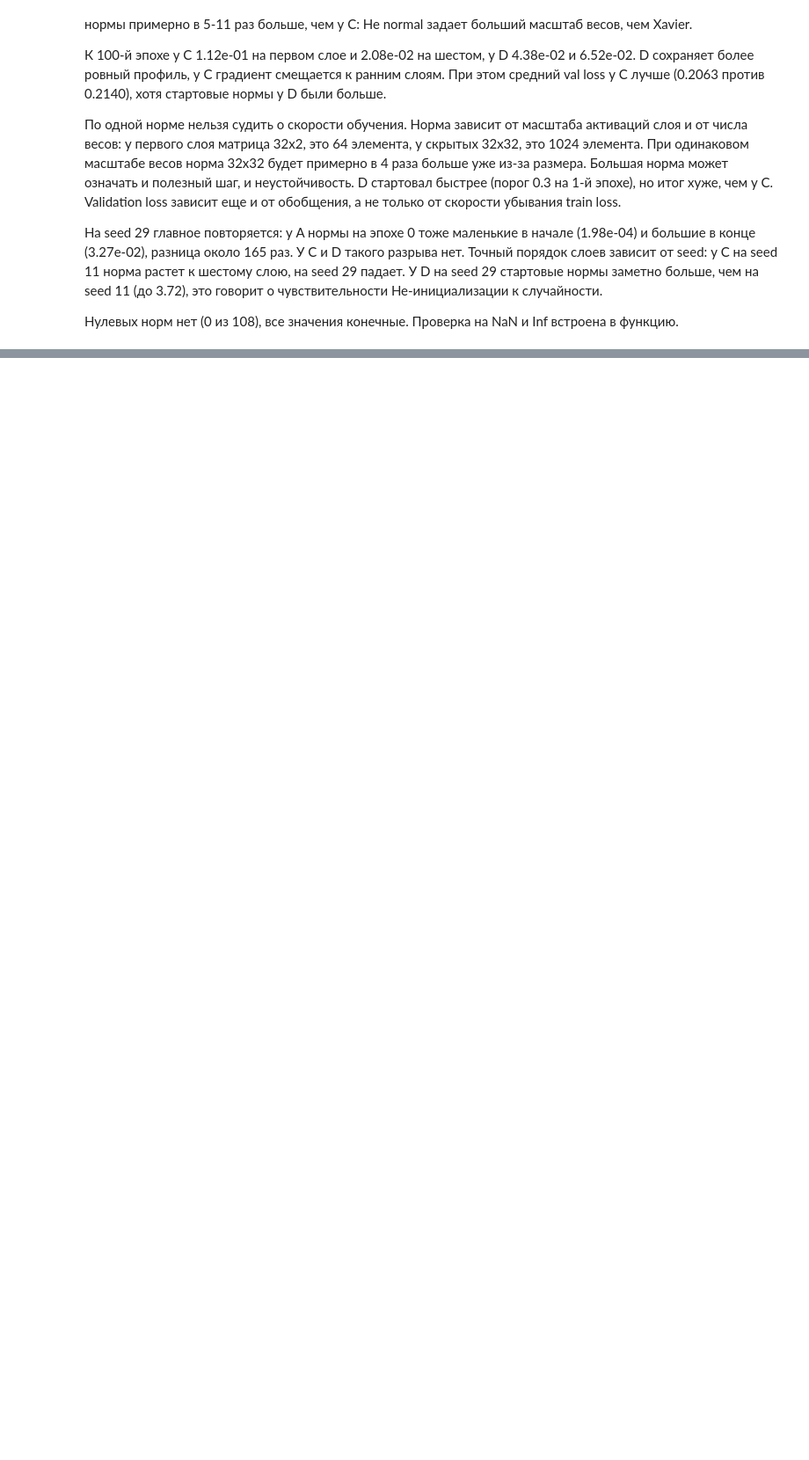
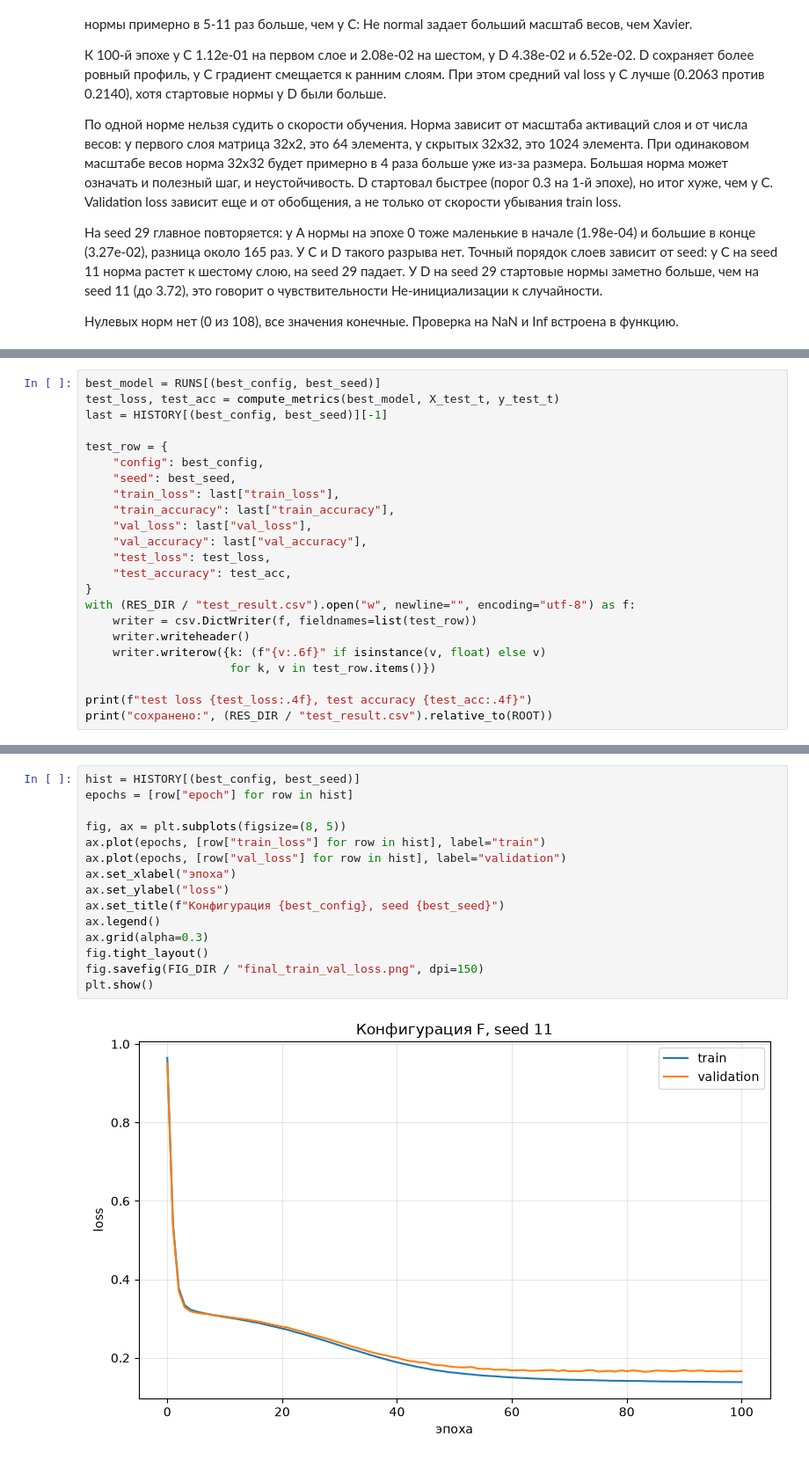
Before and after one commit to camtimhamilton/dlnn_lab1, a Jupyter notebook: notebook.ipynb, the cells around one changed output, grey strips where cells are left out. Shown at 88% size. Saved outputs shown, nothing was run; the diff lists cells and outputs as text; blank space fills up the shorter version.

Commit message:
feat: add model selection and test evaluation

```diff
--- a/notebook.ipynb
+++ b/notebook.ipynb
@@ -746,0 +781,23 @@ Validation loss зависит еще и от обобщения, а не тол
+# %%
+best_model = RUNS[(best_config, best_seed)]
+test_loss, test_acc = compute_metrics(best_model, X_test_t, y_test_t)
+last = HISTORY[(best_config, best_seed)][-1]
+
+test_row = {
+    "config": best_config,
+    "seed": best_seed,
+    "train_loss": last["train_loss"],
+    "train_accuracy": last["train_accuracy"],
+    "val_loss": last["val_loss"],
+    "val_accuracy": last["val_accuracy"],
+    "test_loss": test_loss,
+    "test_accuracy": test_acc,
+}
+with (RES_DIR / "test_result.csv").open("w", newline="", encoding="utf-8") as f:
+    writer = csv.DictWriter(f, fieldnames=list(test_row))
+    writer.writeheader()
+    writer.writerow({k: (f"{v:.6f}" if isinstance(v, float) else v)
+                     for k, v in test_row.items()})
+
+print(f"test loss {test_loss:.4f}, test accuracy {test_acc:.4f}")
+print("сохранено:", (RES_DIR / "test_result.csv").relative_to(ROOT))
@@ -746,0 +807,17 @@ Validation loss зависит еще и от обобщения, а не тол
+# %%
+hist = HISTORY[(best_config, best_seed)]
+epochs = [row["epoch"] for row in hist]
+
+fig, ax = plt.subplots(figsize=(8, 5))
+ax.plot(epochs, [row["train_loss"] for row in hist], label="train")
+ax.plot(epochs, [row["val_loss"] for row in hist], label="validation")
+ax.set_xlabel("эпоха")
+ax.set_ylabel("loss")
+ax.set_title(f"Конфигурация {best_config}, seed {best_seed}")
+ax.legend()
+ax.grid(alpha=0.3)
+fig.tight_layout()
+fig.savefig(FIG_DIR / "final_train_val_loss.png", dpi=150)
+plt.show()
+# %% [output]
+[figure, added]
```
Also changed, not shown: parts of 6 cells of this notebook, 3 other files.
